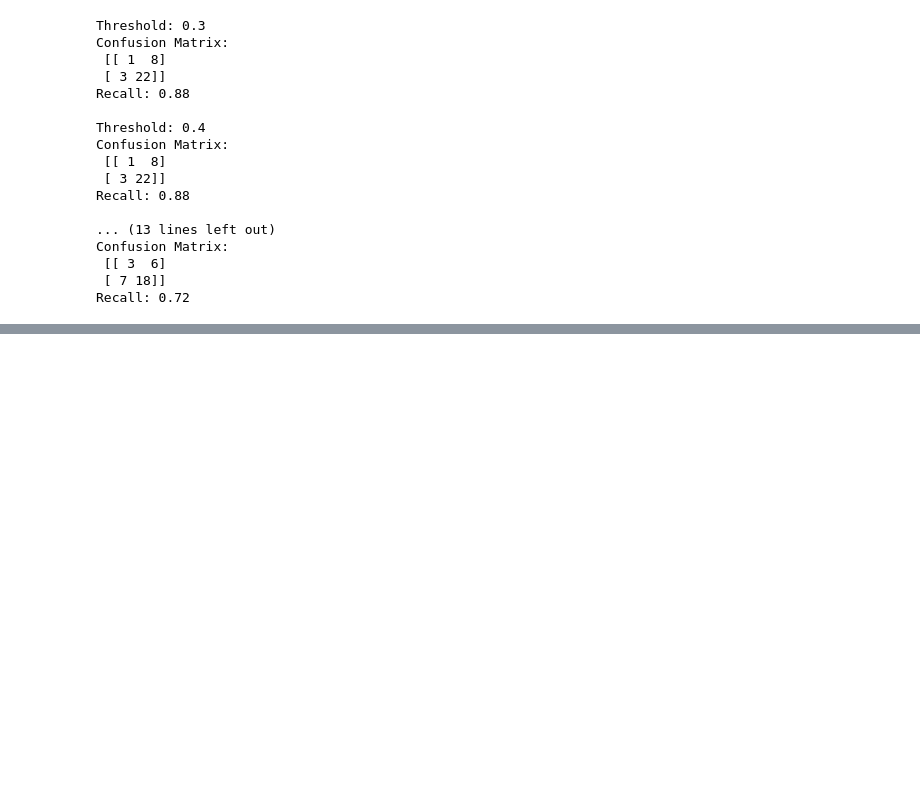
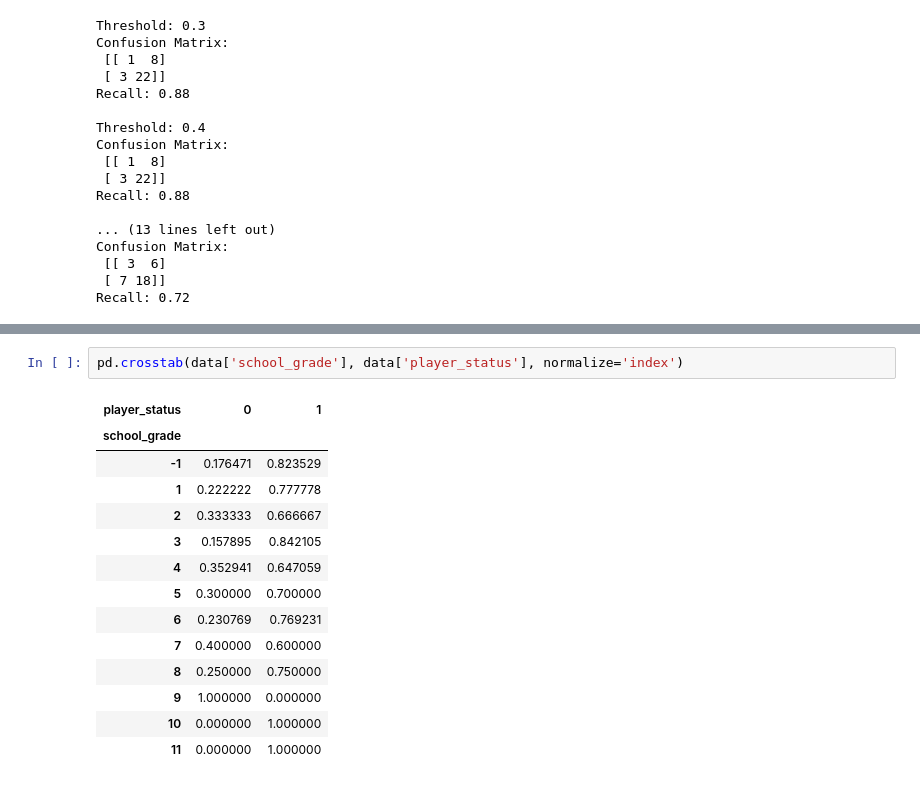
Before and after one commit to EssaAlsharif/Data-Driven-Insights-into-Taekwondo-Player-Behavior, a Jupyter notebook: Data_Driven_Insights_into_Taekwondo_Player_Behavior.ipynb, the cells around one changed output, grey strips where cells are left out. Saved outputs shown, nothing was run; the diff lists cells and outputs as text; blank space fills up the shorter version.

```diff
--- a/Data_Driven_Insights_into_Taekwondo_Player_Behavior.ipynb
+++ b/Data_Driven_Insights_into_Taekwondo_Player_Behavior.ipynb
@@ -841,0 +854,17 @@ plt.show()"""
+# %%
+pd.crosstab(data['school_grade'], data['player_status'], normalize='index')
+# %% [output]
+| player_status | 0 | 1 |
+| school_grade |  |  |
+| -1 | 0.176471 | 0.823529 |
+| 1 | 0.222222 | 0.777778 |
+| 2 | 0.333333 | 0.666667 |
+| 3 | 0.157895 | 0.842105 |
+| 4 | 0.352941 | 0.647059 |
+| 5 | 0.300000 | 0.700000 |
+| 6 | 0.230769 | 0.769231 |
+| 7 | 0.400000 | 0.600000 |
+| 8 | 0.250000 | 0.750000 |
+| 9 | 1.000000 | 0.000000 |
+| 10 | 0.000000 | 1.000000 |
+| 11 | 0.000000 | 1.000000 |
```
Also changed, not shown: parts of 1 cell of this notebook.
